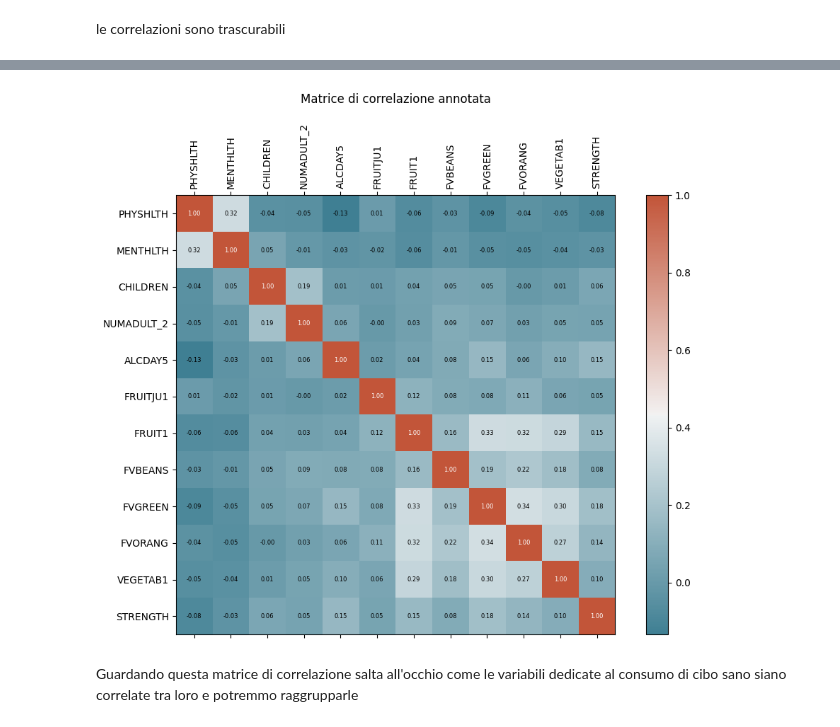
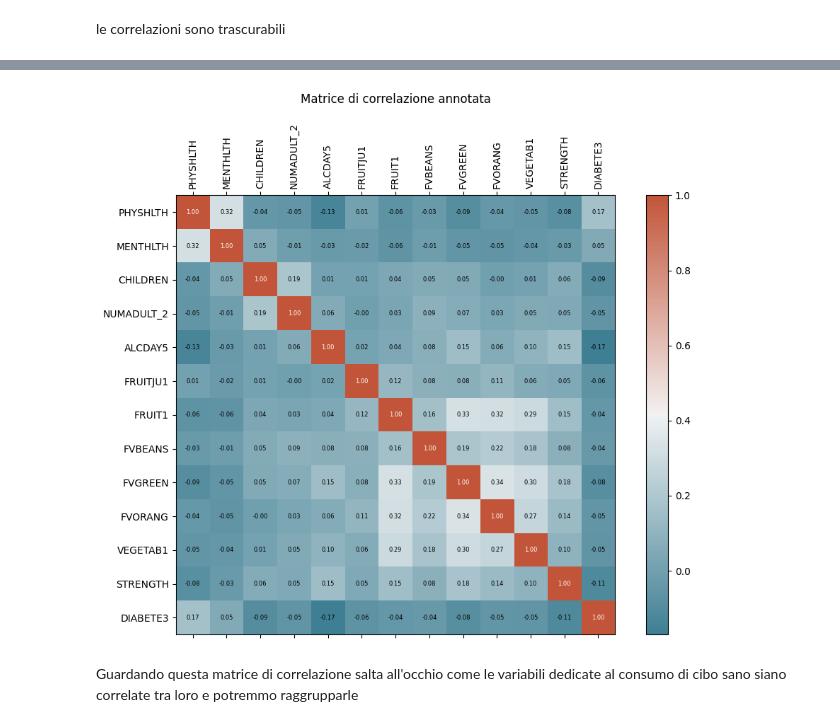
Before and after one commit to RossSacco/DmmlPJ, a Jupyter notebook: DataVisualization.ipynb, the cells around one changed output, grey strips where cells are left out. Cells and saved outputs as stored; diff of their text form; code cells hidden in the pictures.

```diff
--- a/DataVisualization.ipynb
+++ b/DataVisualization.ipynb
@@ -356,3 +325,6 @@ binary_cols = ['HLTHPLN1','MEDCOST','TOLDHI2','CVDINFR4',
                'INTERNET','QLACTLM2','USEEQUIP','BLIND','DECIDE',
                'DIFFWALK','DIFFDRES','DIFFALON','SMOKE100','EXERANY2','FLUSHOT6',
                'PNEUVAC3', 'HIVTST6', 'PERSDOC2', 'BPHIGH4']
+# %%
+y_map = {'NoDiabetes': 0, 'PreDiabetes': 1, 'Diabetes': 2}
+df['DIABETE3'] = df['DIABETE3'].map(y_map).astype('Int64')
@@ -358,0 +339,27 @@ binary_cols = ['HLTHPLN1','MEDCOST','TOLDHI2','CVDINFR4',
+# %%
+prv = binary_cols + ['DIABETE3']
+corr = df[prv].corr()
+cmap = sns.diverging_palette(220, 20, as_cmap=True)
+
+# 3) Disegna la heatmap
+fig, ax = plt.subplots(figsize=(10, 8))
+cax = ax.matshow(corr, cmap=cmap)
+fig.colorbar(cax)
+
+# 4) Tick e label
+ticks = np.arange(len(prv))
+ax.set_xticks(ticks)
+ax.set_yticks(ticks)
+ax.set_xticklabels(prv, rotation=90)
+ax.set_yticklabels(prv)
+
+# 5) Annotazioni
+for i in ticks:
+    for j in ticks:
+        ax.text(j, i, f"{corr.iloc[i, j]:.2f}",
+                ha='center', va='center', fontsize=6,
+                color='white' if abs(corr.iloc[i, j]) > 0.5 else 'black')
+
+plt.title('Matrice di correlazione annotata', pad=20)
+plt.tight_layout()
+plt.show()
@@ -359,32 +368,33 @@ binary_cols = ['HLTHPLN1','MEDCOST','TOLDHI2','CVDINFR4',
 # %%
 # 4) Heatmap annotata della correlazione
-corr = df[numeric_cols].corr()
+titi = numeric_cols + ['DIABETE3']
+corr = df[titi].corr()
 cmap = sns.diverging_palette(220, 20, as_cmap=True)
 
 # 3) Disegna la heatmap
 fig, ax = plt.subplots(figsize=(10, 8))
 cax = ax.matshow(corr, cmap=cmap)
 fig.colorbar(cax)
 
 # 4) Tick e label
-ticks = np.arange(len(numeric_cols))
+ticks = np.arange(len(titi))
 ax.set_xticks(ticks)
 ax.set_yticks(ticks)
-ax.set_xticklabels(numeric_cols, rotation=90)
-ax.set_yticklabels(numeric_cols)
+ax.set_xticklabels(titi, rotation=90)
+ax.set_yticklabels(titi)
 
 # 5) Annotazioni
 for i in ticks:
     for j in ticks:
         ax.text(j, i, f"{corr.iloc[i, j]:.2f}",
                 ha='center', va='center', fontsize=6,
                 color='white' if abs(corr.iloc[i, j]) > 0.5 else 'black')
 
 plt.title('Matrice di correlazione annotata', pad=20)
 plt.tight_layout()
 plt.show()
 # %% [output]
-[figure, old version]
+[figure, new version]
 # %% [markdown]
 Guardando questa matrice di correlazione salta all'occhio come le variabili dedicate al consumo di cibo sano siano correlate tra loro e potremmo raggrupparle
 # %%
```
Also changed, not shown: parts of 18 cells of this notebook, 17 other files.
